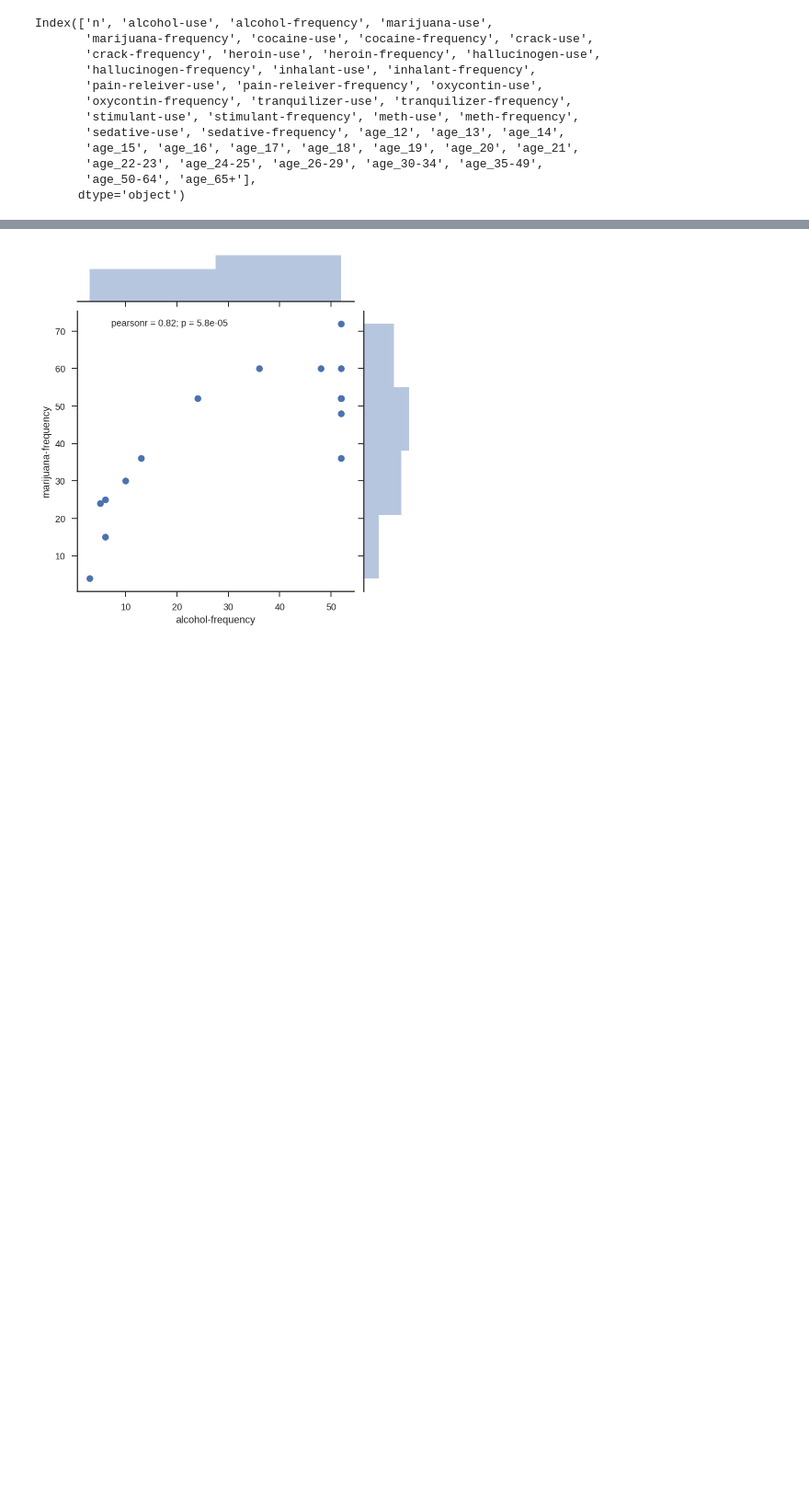
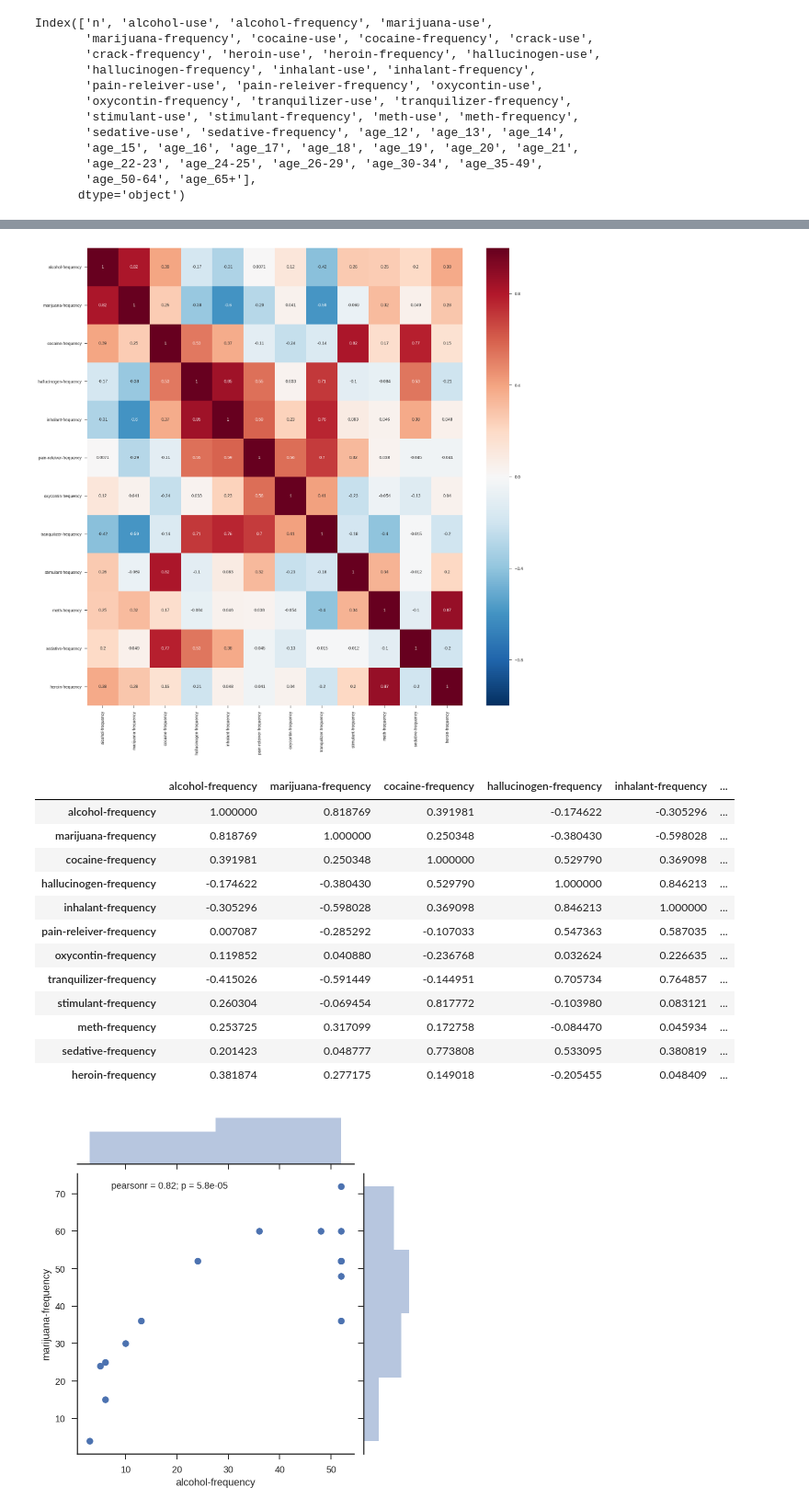
Before and after one commit to godsylla/Civic-Data-Analysis, a Jupyter notebook: project-02-v2-starter-code.ipynb, the cells around one changed output, grey strips where cells are left out. Shown at 92% size. Saved outputs shown, nothing was run; the diff lists cells and outputs as text; code cells hidden in the pictures; blank space fills up the shorter version.

```diff
--- a/project-02-v2-starter-code.ipynb
+++ b/project-02-v2-starter-code.ipynb
@@ -969,6 +968,30 @@ frequency_df.corr()
 # %%
 df_frequency_only = frequency_df.drop(['age_12', 'age_13', 'age_14','age_15', 'age_16', 'age_17', 'age_18', 'age_19', 'age_20', 'age_21',
                   'age_22-23', 'age_24-25', 'age_26-29', 'age_30-34', 'age_35-49','age_50-64', 'age_65+'], axis=1)
+# %%
+sns.set_style('ticks')
+fig, ax = plt.subplots()
+
+fig.set_size_inches(20,20)
+sns.heatmap(data=df_frequency_only.corr(), annot=True, ax=ax)
+plt.show()
+
+df_frequency_only.corr()
+# %% [output]
+[figure, added]
+|  | alcohol-frequency | marijuana-frequency | cocaine-frequency | hallucinogen-frequency | inhalant-frequency | ... |
+| alcohol-frequency | 1.000000 | 0.818769 | 0.391981 | -0.174622 | -0.305296 | ... |
+| marijuana-frequency | 0.818769 | 1.000000 | 0.250348 | -0.380430 | -0.598028 | ... |
+| cocaine-frequency | 0.391981 | 0.250348 | 1.000000 | 0.529790 | 0.369098 | ... |
+| hallucinogen-frequency | -0.174622 | -0.380430 | 0.529790 | 1.000000 | 0.846213 | ... |
+| inhalant-frequency | -0.305296 | -0.598028 | 0.369098 | 0.846213 | 1.000000 | ... |
+| pain-releiver-frequency | 0.007087 | -0.285292 | -0.107033 | 0.547363 | 0.587035 | ... |
+| oxycontin-frequency | 0.119852 | 0.040880 | -0.236768 | 0.032624 | 0.226635 | ... |
+| tranquilizer-frequency | -0.415026 | -0.591449 | -0.144951 | 0.705734 | 0.764857 | ... |
+| stimulant-frequency | 0.260304 | -0.069454 | 0.817772 | -0.103980 | 0.083121 | ... |
+| meth-frequency | 0.253725 | 0.317099 | 0.172758 | -0.084470 | 0.045934 | ... |
+| sedative-frequency | 0.201423 | 0.048777 | 0.773808 | 0.533095 | 0.380819 | ... |
+| heroin-frequency | 0.381874 | 0.277175 | 0.149018 | -0.205455 | 0.048409 | ... |
 # %%
 sns.jointplot(x='alcohol-frequency', y='marijuana-frequency', data=frequency_df, kind='scatter')
 plt.show()
```
Also changed, not shown: parts of 42 cells of this notebook.
